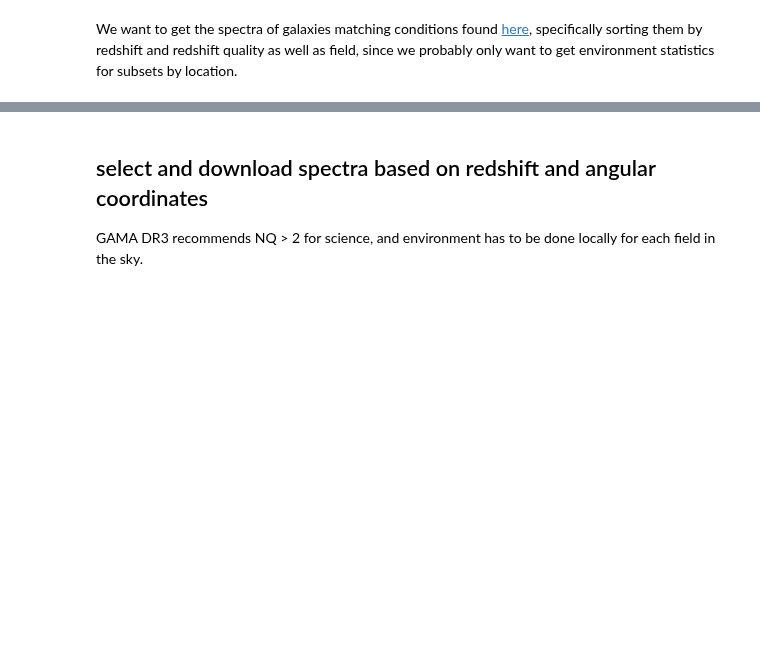
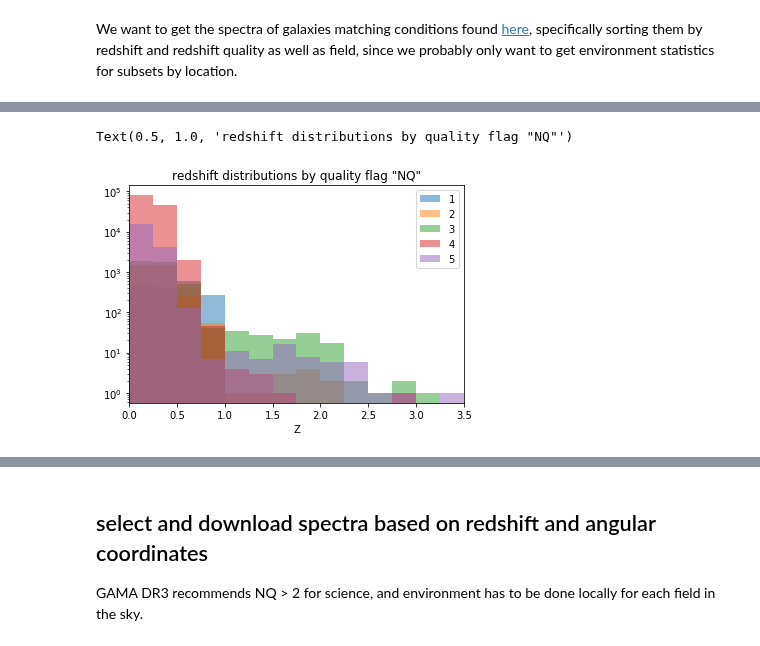
Before and after one commit to aimalz/recidivator, a Jupyter notebook: GAMA/spectra_exploration.ipynb, the cells around one changed output, grey strips where cells are left out. Saved outputs shown, nothing was run; the diff lists cells and outputs as text; code cells hidden in the pictures; blank space fills up the shorter version.

```diff
--- a/GAMA/spectra_exploration.ipynb
+++ b/GAMA/spectra_exploration.ipynb
@@ -27,11 +43,14 @@ plt.xlabel('redshift')
 # %%
 for i in range(5):
     quality = df.loc[df['NQ'] == i+1, 'Z']
-    plt.hist(quality, alpha=0.5, label=str(i+1))
+    plt.hist(quality, alpha=0.5, label=str(i+1), bins=np.linspace(0, 3.5, 15))
 plt.legend(loc='upper right')
 plt.semilogy()
 plt.xlim(0., 3.5)
 plt.xlabel('Z')
 plt.title('redshift distributions by quality flag "NQ"')
+# %% [output]
+Text(0.5, 1.0, 'redshift distributions by quality flag "NQ"')
+[figure, added]
 # %%
 corner.corner(np.array([df['RA'], df['DEC']]).T, labels=['RA', 'DEC'], show_titles=True)
```
Also changed, not shown: parts of 71 cells of this notebook.
